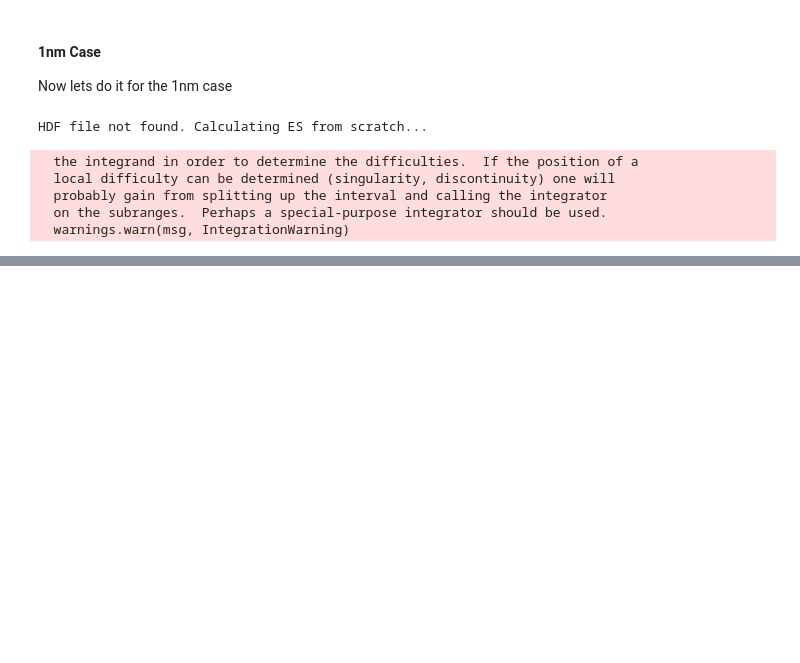
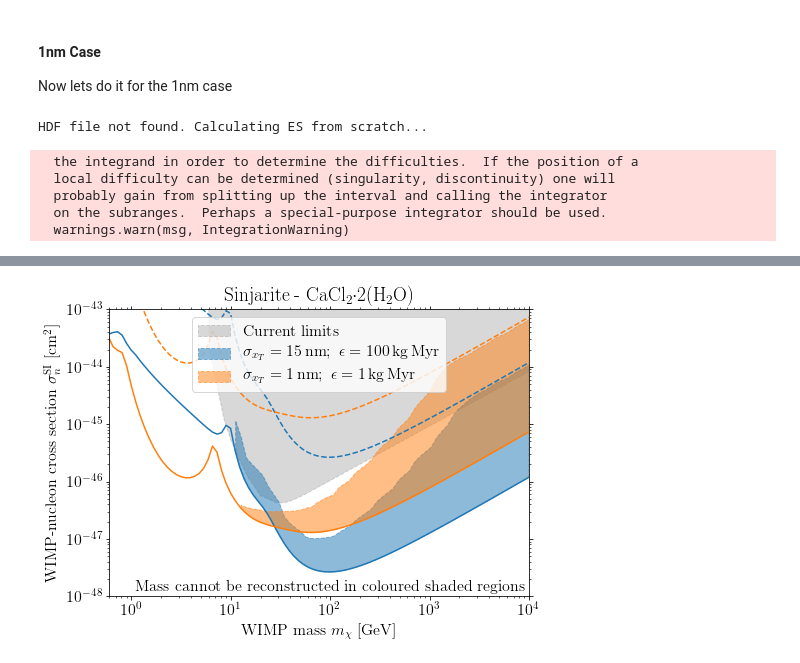
Before and after one commit to tedwards2412/paleo_detectors, a Jupyter notebook: Notebooks/Mass_Reconstruction.ipynb, the cells around one changed output, grey strips where cells are left out. Cells and saved outputs as stored; diff of their text form; code cells hidden in the pictures; blank space fills up the shorter version.

```diff
--- a/Notebooks/Mass_Reconstruction.ipynb
+++ b/Notebooks/Mass_Reconstruction.ipynb
@@ -260,2 +228,30 @@ Reciprocal condition number1.602433e-19
 # %% [markdown]
 Analyse and plot the results
+# %%
+m_listSinj = []
+sigma_list_Sinj = []
+Z_15nm = []
+m15_contour = []
+sigma15_contour = []
+
+for i in tqdm(range(len(c[:,0]))):
+    P0 = c[i,:]
+    pp, el_ind = shSinj.query_region(P0, sigma=2.0, d=1, return_indices = True)
+
+    if pp.size == 0.0:
+        Z_15nm.append(0.0)
+        continue
+
+    m15_contour.append(c[i,0])
+    sigma15_contour.append(c[i,1])
+    m_err = abs(np.min(c[el_ind,0]) - np.max(c[el_ind,0]))/c[i,0]
+    Z_15nm.append(m_err)
+
+    if np.max(pp[:,0]) == np.max(mass):
+        m_listSinj.append(c[i,0])
+        sigma_list_Sinj.append(c[i,1])
+#     else:
+#         m15_contour.append(c[i,0])
+#         sigma15_contour.append(c[i,1])
+#         m_err = abs(np.min(c[el_ind,0]) - np.max(c[el_ind,0]))/c[i,0]
+#         Z_15nm.append(m_err)
@@ -504,31 +595,33 @@ bin_c = bins[:-1] + np.diff(bins)
 
 # plt.plot(bin_c,line, 'k')
 temp = interp1d(m_lim, Sinj_lim)
 plt.fill_between(bin_c,line, temp(bin_c), linestyle='--', color='C0', alpha=0.5,
                                      label=r'$\sigma_{x_T} = 15\,\mathrm{nm}; \,\,\epsilon = 100 \,\mathrm{kg}\,\mathrm{Myr}$')
 
 ##################################### Plotting 1nm
 
 plt.plot(m_lim, Sinj_lim_1nm, color='C1' )
 plt.plot(m_lim, Sinj_lim_1nm*100, color='C1', linestyle = '--')
 
 percentile = lambda x: np.percentile(x, 99.)
 line, bins, _ = binned_statistic(m_listSinj_1nm, sigma_list_Sinj_1nm,
                                  percentile, bins=np.logspace(np.log10(6),4.,num=60))
 bin_c = bins[:-1] + np.diff(bins)
 
 # plt.plot(bin_c,line, 'k')
 temp = interp1d(m_lim, Sinj_lim_1nm)
 plt.fill_between(bin_c,line, temp(bin_c), linestyle='--', color='C1', alpha=0.5,
                                     label=r'$\sigma_{x_T} = 1\,\mathrm{nm}; \,\,\epsilon = 1 \,\mathrm{kg}\,\mathrm{Myr}$')
 plt.xlabel(r'WIMP mass $m_\chi$ [GeV]')
 plt.ylabel(r'WIMP-nucleon cross section $\sigma_n^{\mathrm{SI}}$ [cm$^2$]')
 plt.text(9e3, 1.3e-48, r'Mass cannot be reconstructed in coloured shaded regions', fontsize=16, ha='right')
 
-plt.xlim(6,10000)
+plt.xlim(0.6,10000)
 plt.ylim(1e-48,1e-43)
 plt.title(r'Sinjarite - $\mathrm{CaCl_2}$$\cdot$2($\mathrm{H_2O}$)')
 plt.legend()
 plt.tight_layout(pad=0.3)
 plt.savefig("../plots/mass_reconstruction.pdf")
 plt.show()
+# %% [output]
+[figure, added]
```
Also changed, not shown: parts of 10 cells of this notebook, 16 other files.
